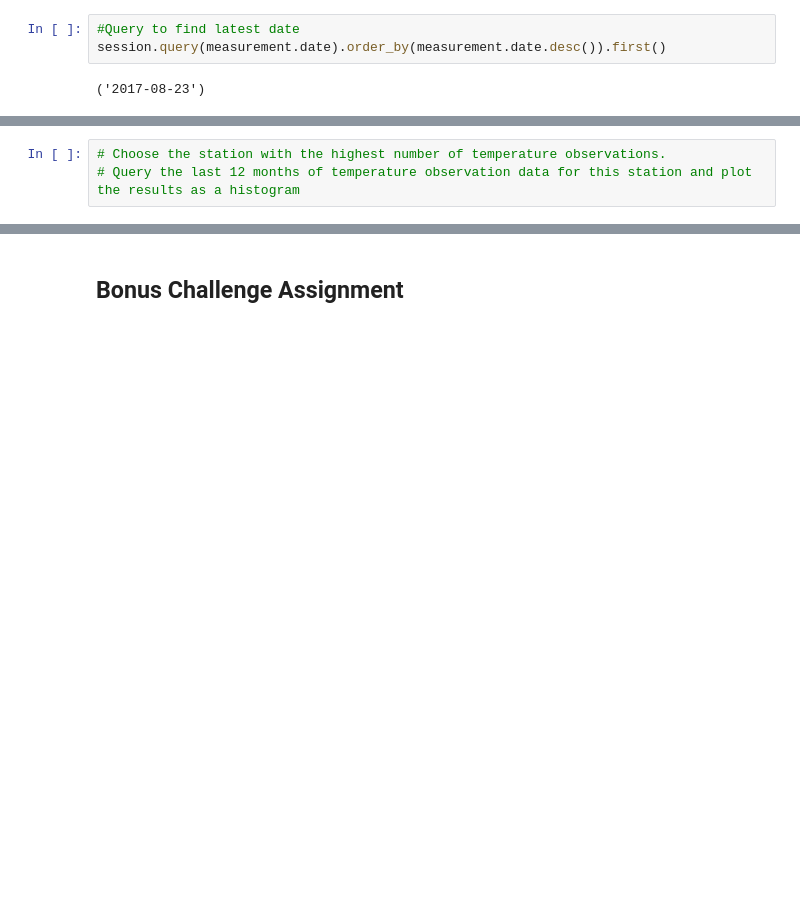
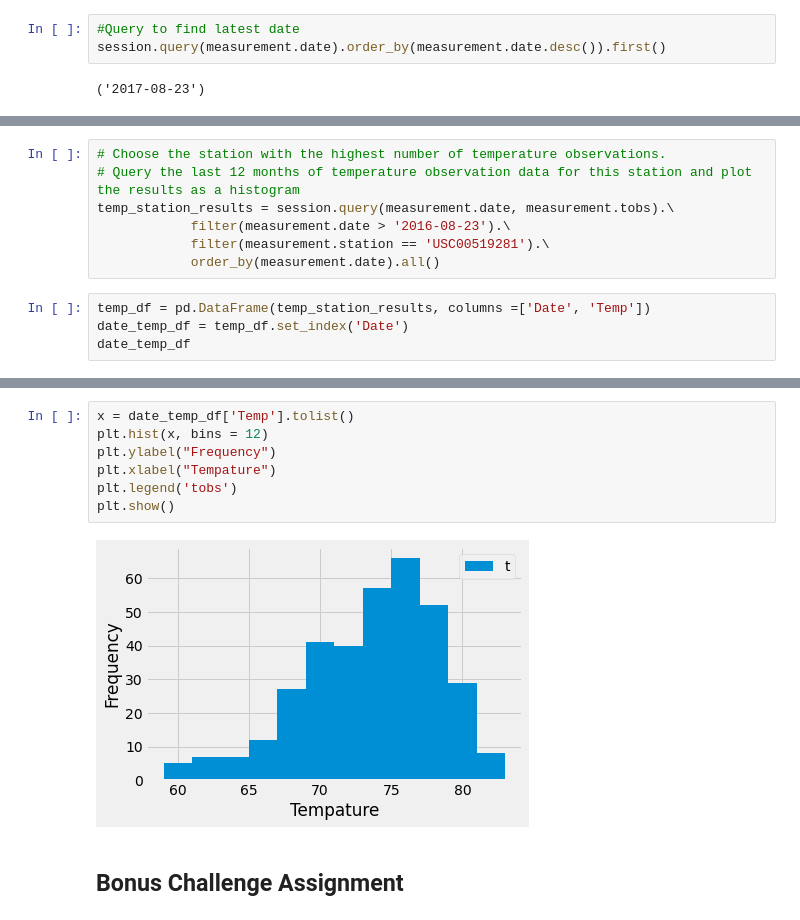
Before and after one commit to jennamurphymcad/sqlalchemy-challenge, a Jupyter notebook: climate_workbook.ipynb, the cells around one changed output, grey strips where cells are left out. Drawn from its saved outputs; the diff is of its cells as text; blank space fills up the shorter version.

```diff
--- a/climate_workbook.ipynb
+++ b/climate_workbook.ipynb
@@ -98,3 +165,11 @@ TypeError: 'years' is an invalid keyword argument for __new__()
 # %%
 # Choose the station with the highest number of temperature observations.
 # Query the last 12 months of temperature observation data for this station and plot the results as a histogram
+temp_station_results = session.query(measurement.date, measurement.tobs).\
+            filter(measurement.date > '2016-08-23').\
+            filter(measurement.station == 'USC00519281').\
+            order_by(measurement.date).all()
+# %%
+temp_df = pd.DataFrame(temp_station_results, columns =['Date', 'Temp'])
+date_temp_df = temp_df.set_index('Date')
+date_temp_df
@@ -101,3 +191,12 @@ TypeError: 'years' is an invalid keyword argument for __new__()
+# %%
+x = date_temp_df['Temp'].tolist()
+plt.hist(x, bins = 12)
+plt.ylabel("Frequency")
+plt.xlabel("Tempature")
+plt.legend('tobs')
+plt.show()
+# %% [output]
+[figure, added]
 # %% [markdown]
 ## Bonus Challenge Assignment
 # %%
```
Also changed, not shown: parts of 15 cells of this notebook, 2 other files.
